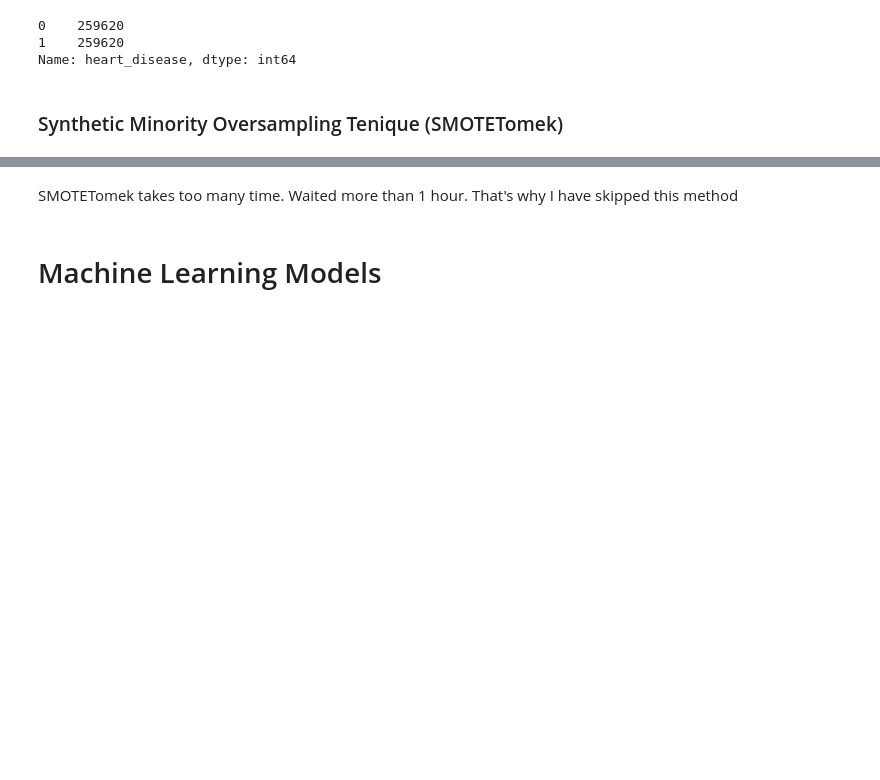
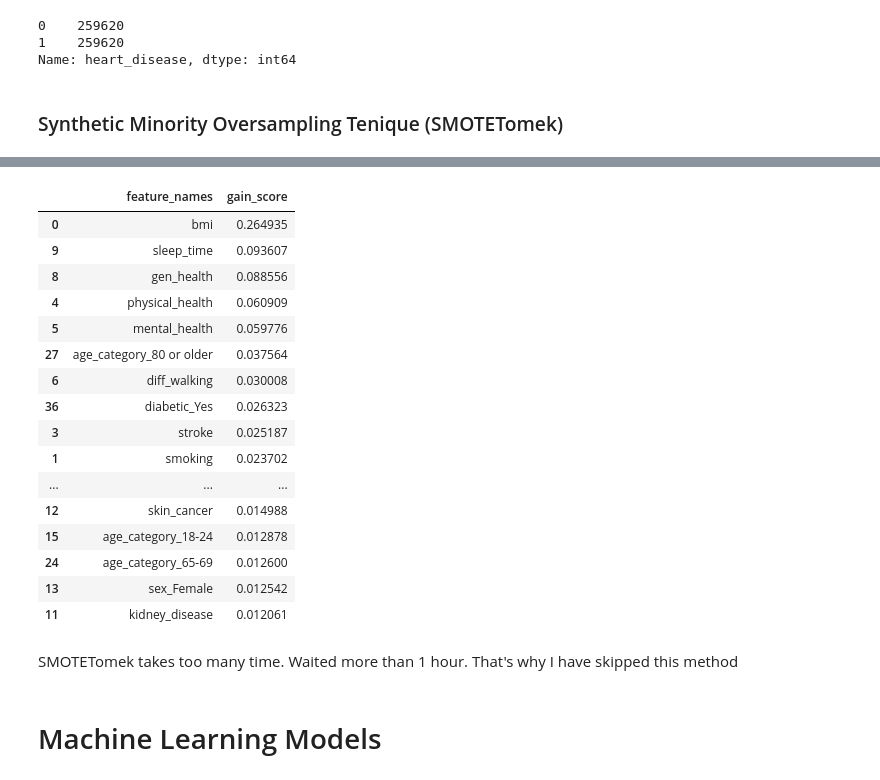
Before and after one commit to S-Delowar/DS-Projects, a Jupyter notebook: Heart Disease Prediction/heart_disease_prediction.ipynb, the cells around one changed output, grey strips where cells are left out. Cells and saved outputs as stored; diff of their text form; code cells hidden in the pictures; blank space fills up the shorter version.

```diff
--- a/Heart Disease Prediction/heart_disease_prediction.ipynb
+++ b/Heart Disease Prediction/heart_disease_prediction.ipynb
@@ -538,3 +580,23 @@ Name: heart_disease, dtype: int64
+# %%
+gains.nlargest(20, 'gain_score')
+# %% [output]
+|  | feature_names | gain_score |
+| 0 | bmi | 0.264935 |
+| 9 | sleep_time | 0.093607 |
+| 8 | gen_health | 0.088556 |
+| 4 | physical_health | 0.060909 |
+| 5 | mental_health | 0.059776 |
+| 27 | age_category_80 or older | 0.037564 |
+| 6 | diff_walking | 0.030008 |
+| 36 | diabetic_Yes | 0.026323 |
+| 3 | stroke | 0.025187 |
+| 1 | smoking | 0.023702 |
+| ... | ... | ... |
+| 12 | skin_cancer | 0.014988 |
+| 15 | age_category_18-24 | 0.012878 |
+| 24 | age_category_65-69 | 0.012600 |
+| 13 | sex_Female | 0.012542 |
+| 11 | kidney_disease | 0.012061 |
 # %% [markdown]
 SMOTETomek takes too many time. Waited more than 1 hour. That's why I have skipped this method
 # %% [markdown]
```
Also changed, not shown: parts of 43 cells of this notebook.
